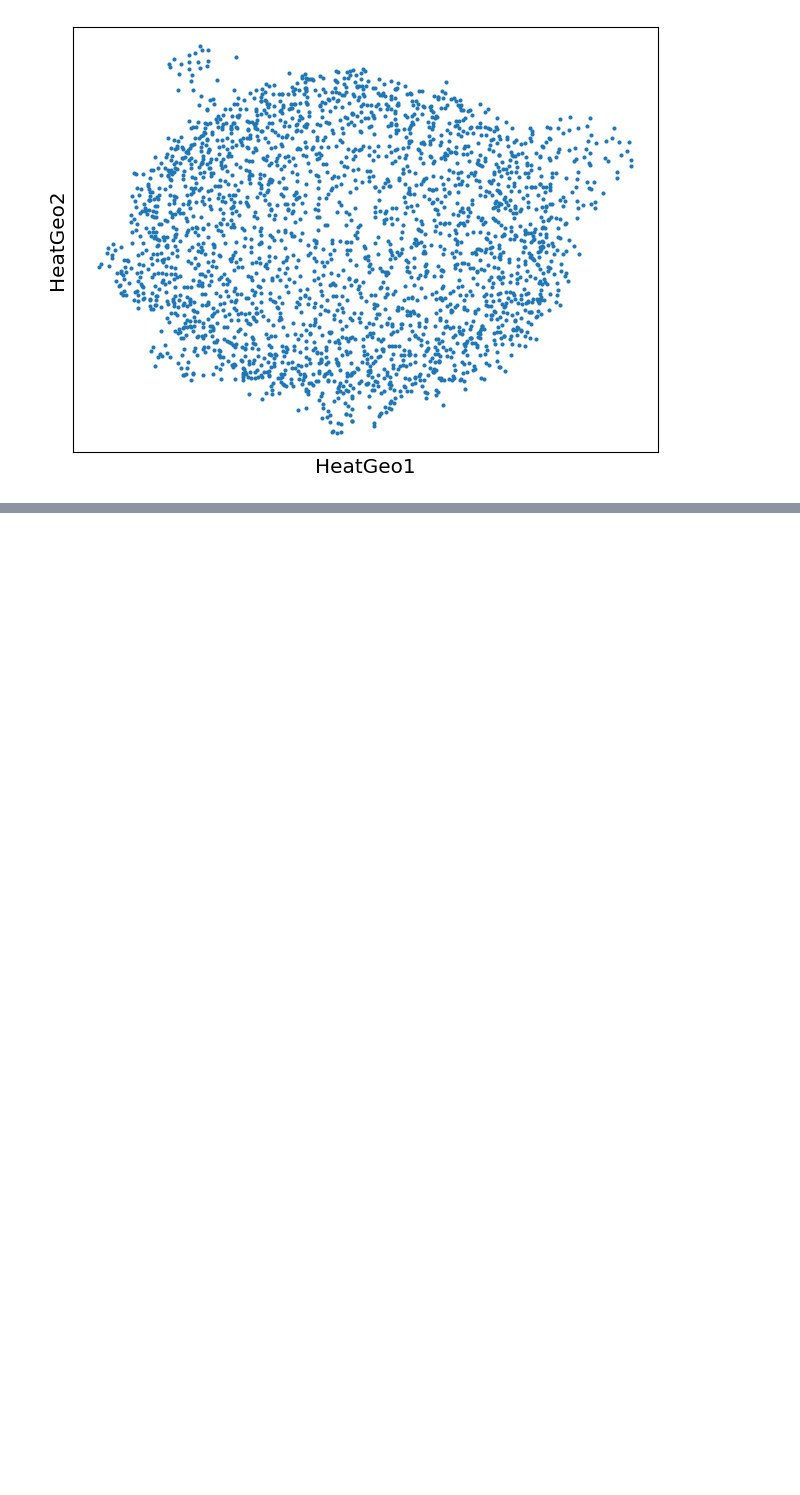
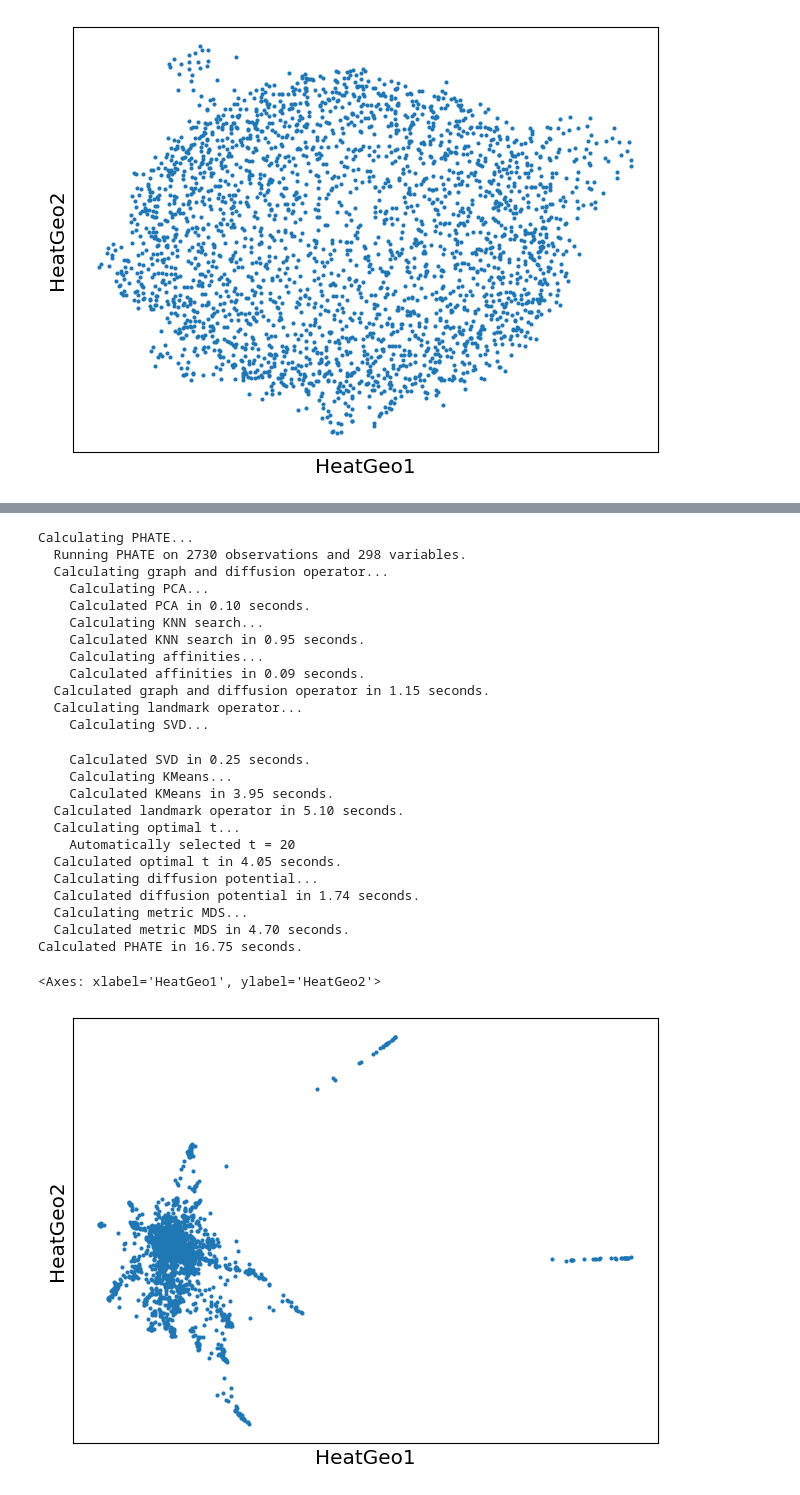
Before and after one commit to KrishnaswamyLab/GeometryAwareGenerativeAutoencoder, a Jupyter notebook: notebooks/myeloid_heatgeo.ipynb, the cells around one changed output, grey strips where cells are left out. Saved outputs shown, nothing was run; the diff lists cells and outputs as text; code cells hidden in the pictures; blank space fills up the shorter version.

```diff
--- a/notebooks/myeloid_heatgeo.ipynb
+++ b/notebooks/myeloid_heatgeo.ipynb
@@ -48,0 +92,31 @@ np.save("../data/myeloid_phate.npy", data.obsm["X_phate"])
+# %%
+phate_op = phate.PHATE()
+phate_emb = phate_op.fit_transform(data.X)
+scprep.plot.scatter2d(phate_emb, ticks=False, label_prefix="PHATE")
+# %% [output]
+Calculating PHATE...
+  Running PHATE on 2730 observations and 298 variables.
+  Calculating graph and diffusion operator...
+    Calculating PCA...
+    Calculated PCA in 0.10 seconds.
+    Calculating KNN search...
+    Calculated KNN search in 0.95 seconds.
+    Calculating affinities...
+    Calculated affinities in 0.09 seconds.
+  Calculated graph and diffusion operator in 1.15 seconds.
+  Calculating landmark operator...
+    Calculating SVD...
+    Calculated SVD in 0.25 seconds.
+    Calculating KMeans...
+    Calculated KMeans in 3.95 seconds.
+  Calculated landmark operator in 5.10 seconds.
+  Calculating optimal t...
+    Automatically selected t = 20
+  Calculated optimal t in 4.05 seconds.
+  Calculating diffusion potential...
+  Calculated diffusion potential in 1.74 seconds.
+  Calculating metric MDS...
+  Calculated metric MDS in 4.70 seconds.
+Calculated PHATE in 16.75 seconds.
+<Axes: xlabel='HeatGeo1', ylabel='HeatGeo2'>
+[figure, added]
```
Also changed, not shown: parts of 12 cells of this notebook, 7 other files.
